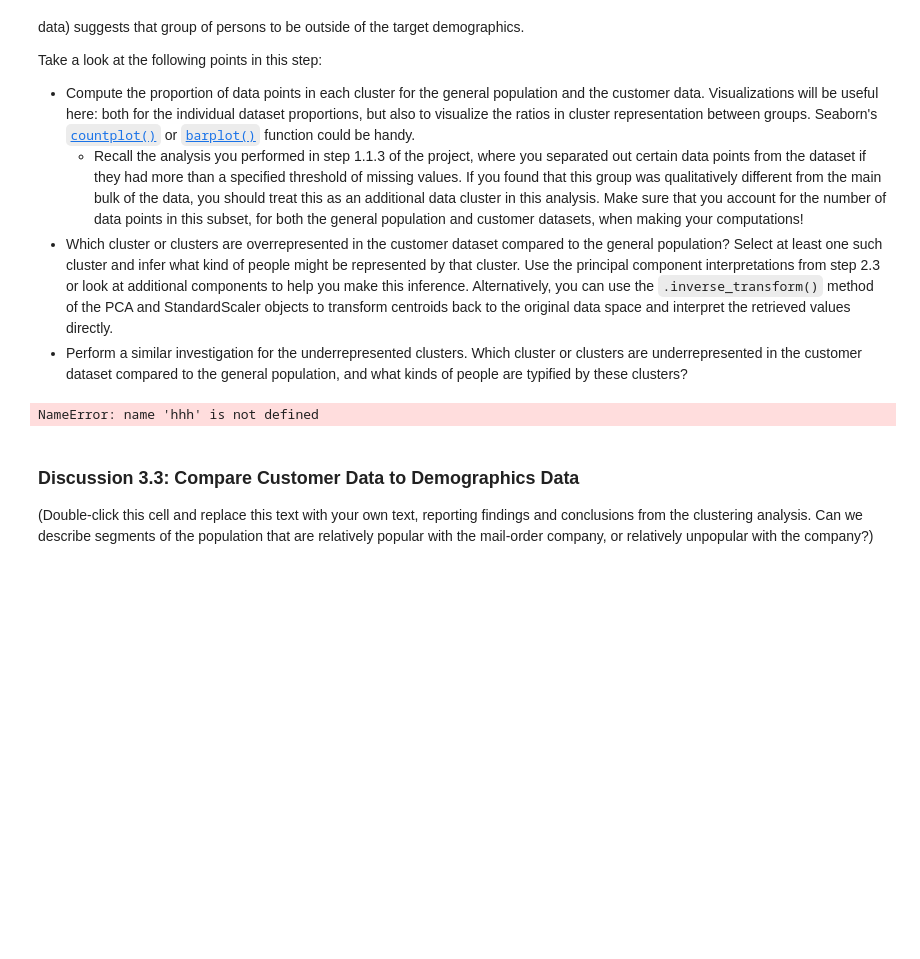
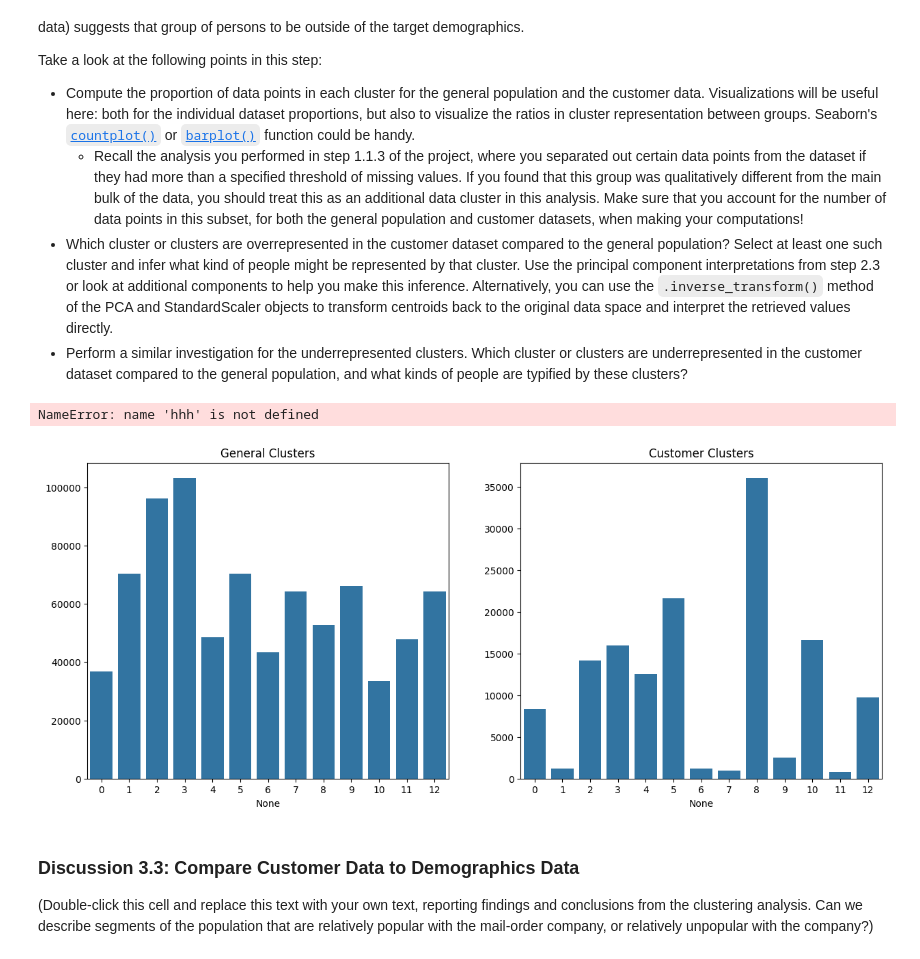
Before and after one commit to EssaAlsharif/Identify-Customer-Segments, a Jupyter notebook: Identify_Customer_Segments.ipynb, the cells around one changed output. Saved outputs shown, nothing was run; the diff lists cells and outputs as text; code cells hidden in the pictures; blank space fills up the shorter version.

```diff
--- a/Identify_Customer_Segments.ipynb
+++ b/Identify_Customer_Segments.ipynb
@@ -1626,23 +1626,34 @@ Take a look at the following points in this step:
   - Recall the analysis you performed in step 1.1.3 of the project, where you separated out certain data points from the dataset if they had more than a specified threshold of missing values. If you found that this group was qualitatively different from the main bulk of the data, you should treat this as an additional data cluster in this analysis. Make sure that you account for the number of data points in this subset, for both the general population and customer datasets, when making your computations!
 - Which cluster or clusters are overrepresented in the customer dataset compared to the general population? Select at least one such cluster and infer what kind of people might be represented by that cluster. Use the principal component interpretations from step 2.3 or look at additional components to help you make this inference. Alternatively, you can use the `.inverse_transform()` method of the PCA and StandardScaler objects to transform centroids back to the original data space and interpret the retrieved values directly.
 - Perform a similar investigation for the underrepresented clusters. Which cluster or clusters are underrepresented in the customer dataset compared to the general population, and what kinds of people are typified by these clusters?
+# %%
+general_series = pd.Series(general_data_predicition)
+customer_series = pd.Series(customer_data_predicition)
+
+general_counts = general_series.value_counts().sort_index()
+customer_counts = customer_series.value_counts().sort_index()
 # %%
 # Compare the proportion of data in each cluster for the customer data to the
 # proportion of data in each cluster for the general population.
 
-def compare_plot(general,customers):
-    fig, (ax1, ax2) = plt.subplots(1, 2)
-    fig.set_figwidth(15)
-    ax1.set_title('General Clusters')
-    sns.countplot(general,ax=ax1)
+def compare_plot(general_counts, customer_counts):
+    fig, axes = plt.subplots(1, 2, figsize=(15, 6))
 
-    ax2.set_title('Customers Clusters')
-    sns.countplot(customers,ax=ax2)
+    axes[0].set_title("General Clusters")
+    sns.barplot(x=general_counts.index, y=general_counts.values, ax=axes[0])
+
+    axes[1].set_title("Customer Clusters")
+    sns.barplot(x=customer_counts.index, y=customer_counts.values, ax=axes[1])
+
     plt.show()
 # %%
 hhh
 # %% [output]
 NameError: name 'hhh' is not defined
+# %%
+compare_plot(general_counts, customer_counts)
+# %% [output]
+[figure, added]
 # %%
 # What kinds of people are part of a cluster that is overrepresented in the
 # customer data compared to the general population?
```
Also changed, not shown: parts of 1 cell of this notebook.
